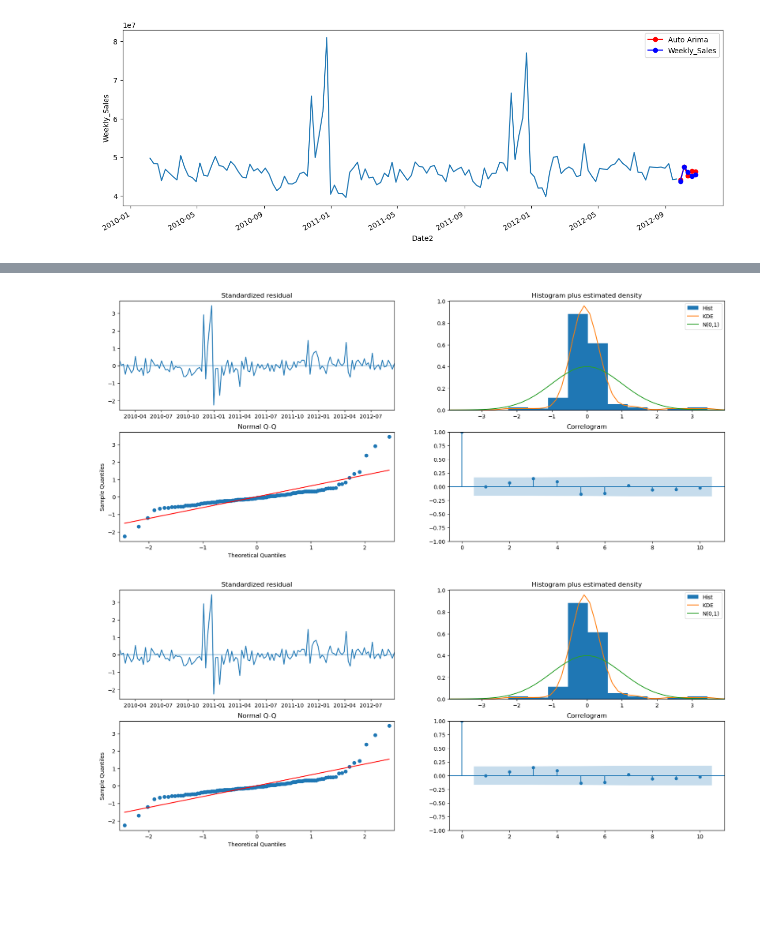
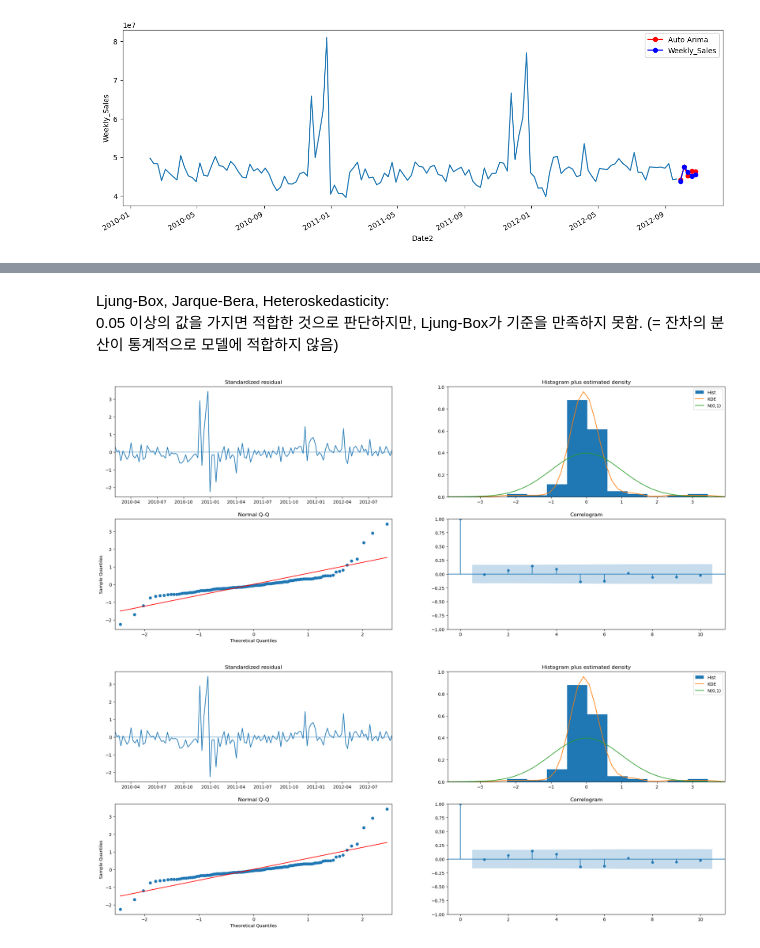
Before and after one commit to deepeyes84/Python, a Jupyter notebook: DA/13_머신러닝 분석 방법론_07_시계열 분석 (예측 모델).ipynb, the cells around one changed output, grey strips where cells are left out. Saved outputs shown, nothing was run; the diff lists cells and outputs as text; code cells hidden in the pictures; blank space fills up the shorter version.

```diff
--- a/DA/13_머신러닝 분석 방법론_07_시계열 분석 (예측 모델).ipynb
+++ b/DA/13_머신러닝 분석 방법론_07_시계열 분석 (예측 모델).ipynb
@@ -325,10 +338,13 @@ Covariance Type:                               opg
 Warnings:
 [1] Covariance matrix calculated using the outer product of gradients (complex-step).
 [2] Covariance matrix is singular or near-singular, with condition number 2.75e+43. Standard errors may be unstable.
+# %% [markdown]
+Ljung-Box, Jarque-Bera, Heteroskedasticity:
+0.05 이상의 값을 가지면 적합한 것으로 판단하지만, Ljung-Box가 기준을 만족하지 못함. (= 잔차의 분산이 통계적으로 모델에 적합하지 않음)
 # %%
 # 모델 적합성 시각화
 
-auto_arima_model.plot_diagnostics(figsize=(15, 5))
+auto_arima_model.plot_diagnostics(figsize=(25,10))
 # %% [output]
-[figure, old version]
+[figure, new version]
-[figure, old version]
+[figure, new version]
```
Also changed, not shown: parts of 10 cells of this notebook.
